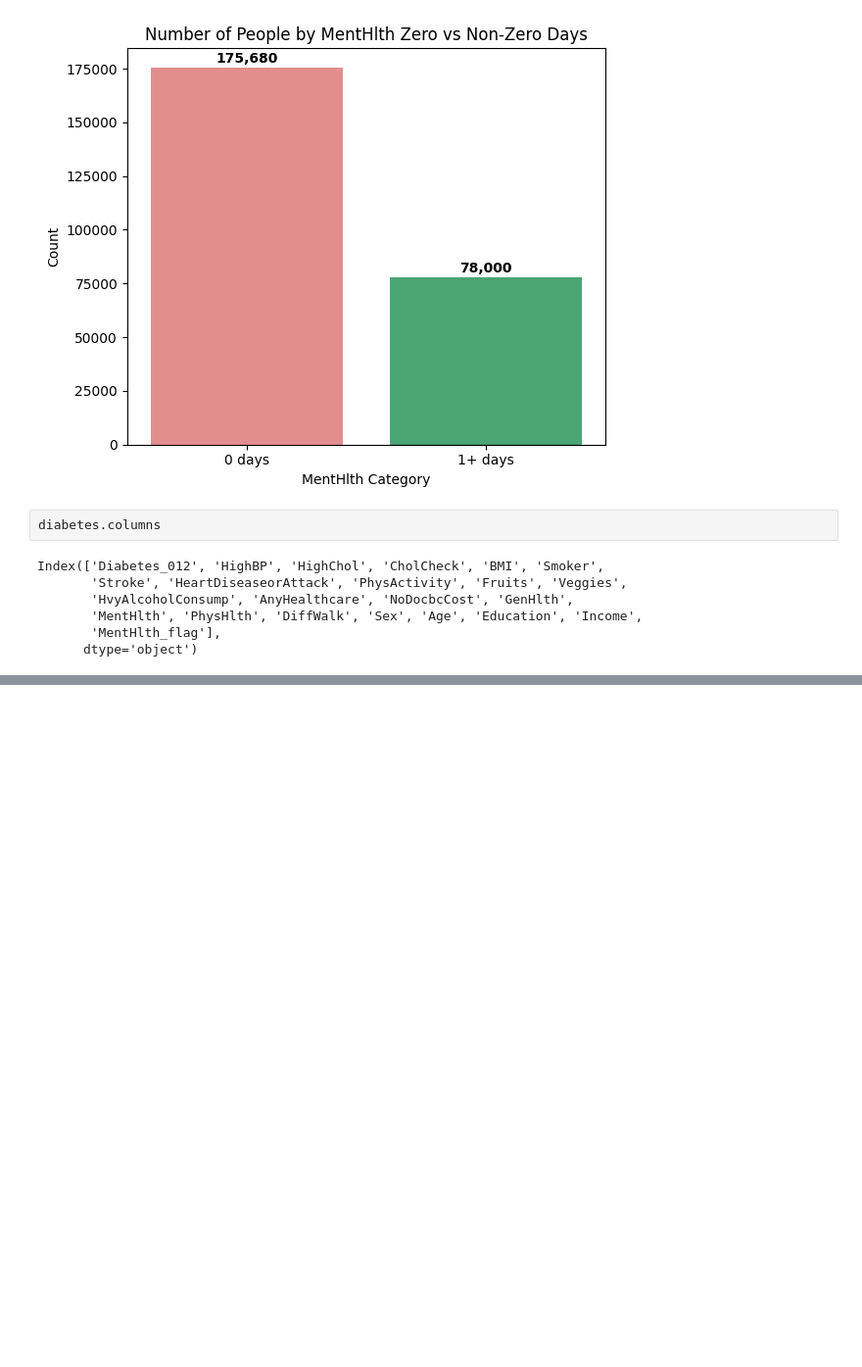
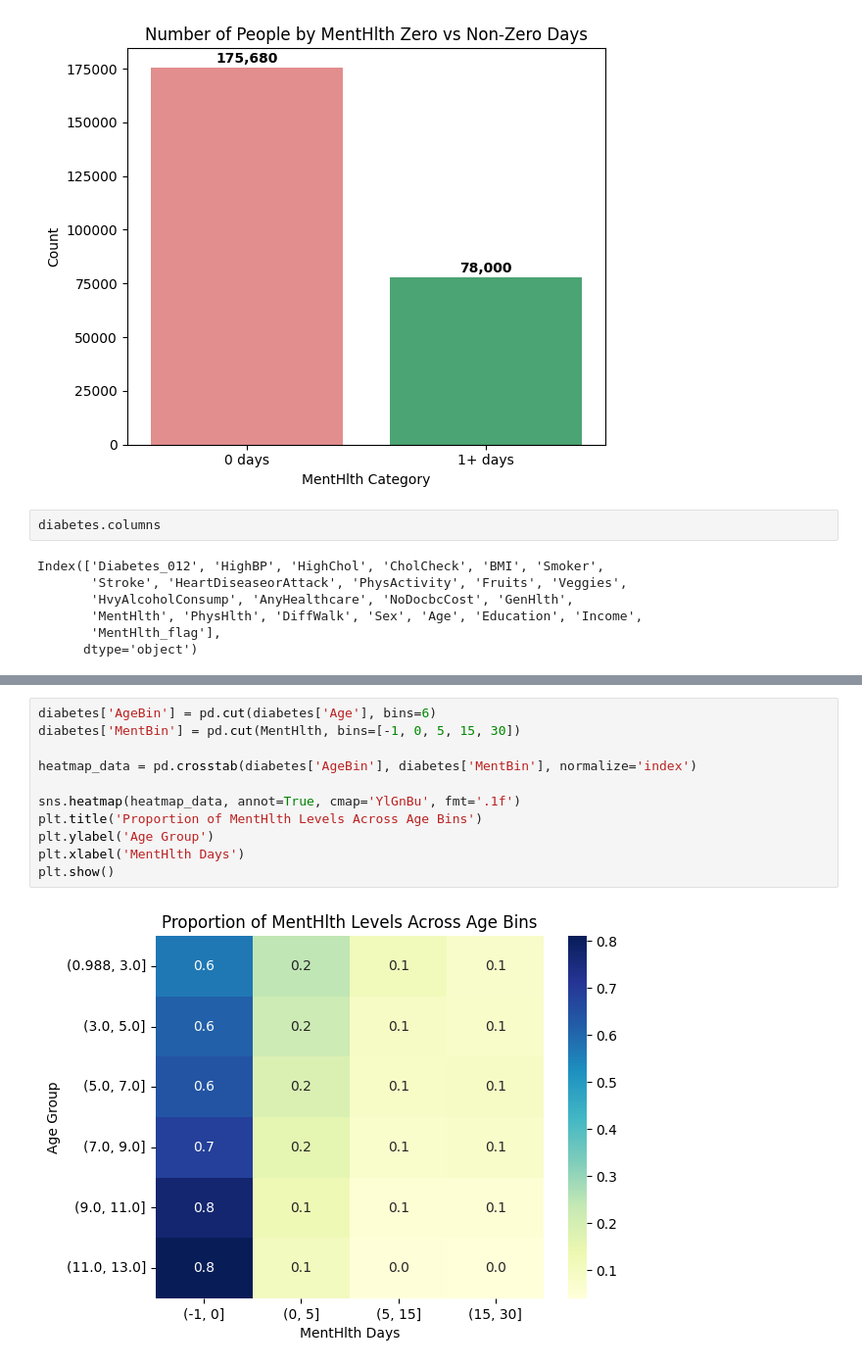
Before and after one commit to mrablfz05/diabetes-prediction, a Jupyter notebook: diabetes_prediction.ipynb, the cells around one changed output, grey strips where cells are left out. Shown at 98% size. Cells and saved outputs as stored; diff of their text form; blank space fills up the shorter version.

```diff
--- a/diabetes_prediction.ipynb
+++ b/diabetes_prediction.ipynb
@@ -1598,0 +1623,13 @@ Index(['Diabetes_012', 'HighBP', 'HighChol', 'CholCheck', 'BMI', 'Smoker',
+# %%
+diabetes['AgeBin'] = pd.cut(diabetes['Age'], bins=6)
+diabetes['MentBin'] = pd.cut(MentHlth, bins=[-1, 0, 5, 15, 30])
+
+heatmap_data = pd.crosstab(diabetes['AgeBin'], diabetes['MentBin'], normalize='index')
+
+sns.heatmap(heatmap_data, annot=True, cmap='YlGnBu', fmt='.1f')
+plt.title('Proportion of MentHlth Levels Across Age Bins')
+plt.ylabel('Age Group')
+plt.xlabel('MentHlth Days')
+plt.show()
+# %% [output]
+[figure, added]
```
Also changed, not shown: parts of 4 cells of this notebook, 5 other files.
